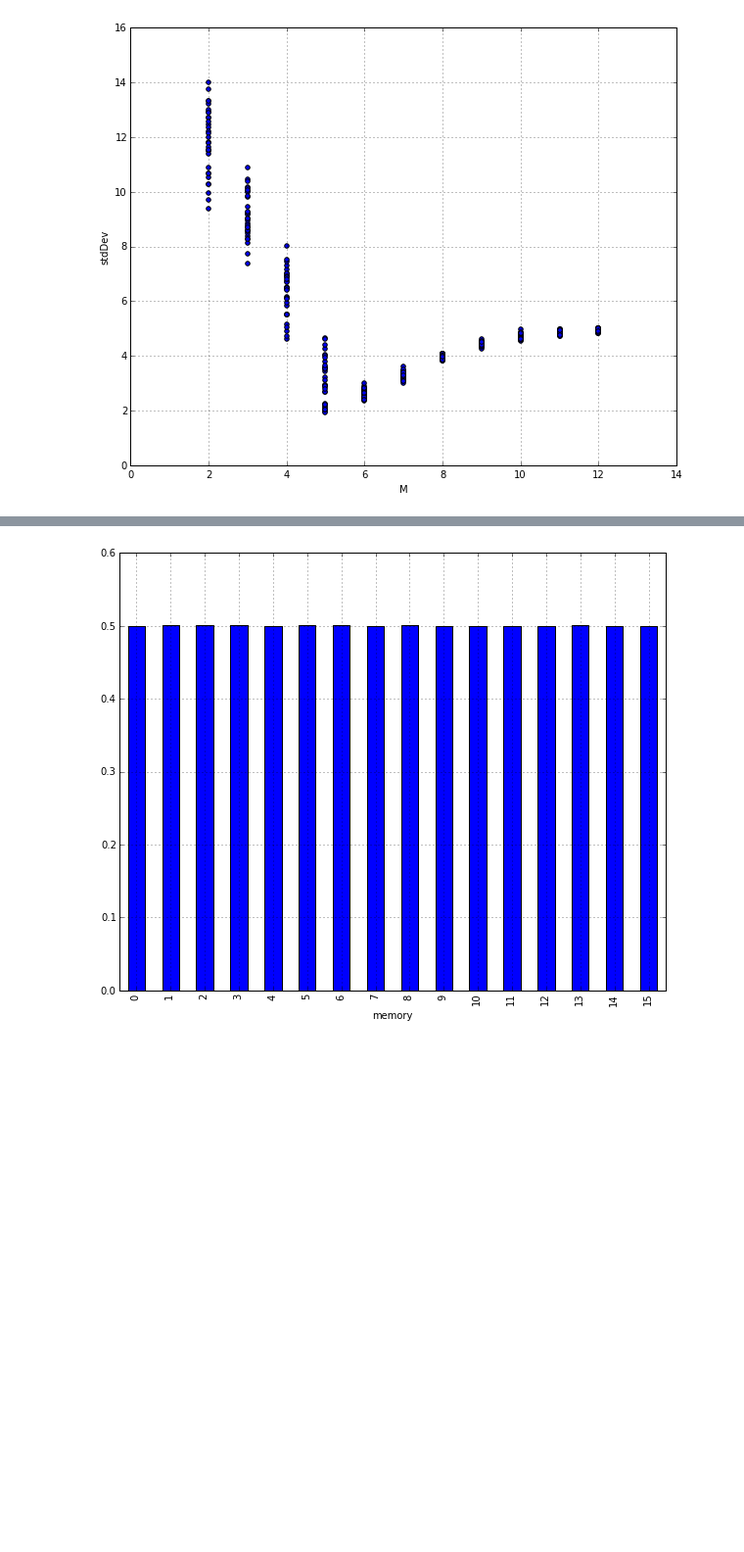
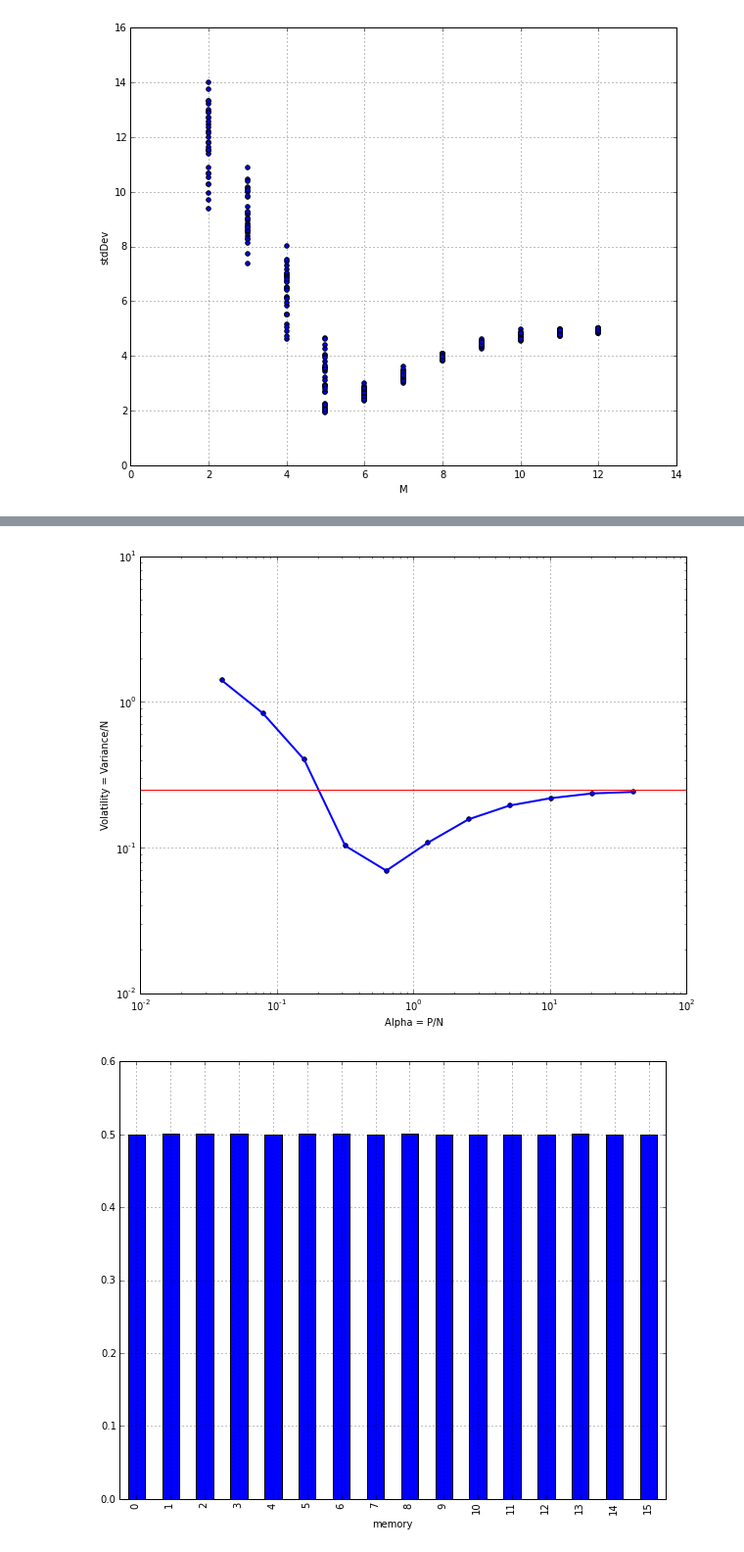
Before and after one commit to sandromehic/mingam, a Jupyter notebook: analysis/analisys.ipynb, the cells around one changed output, grey strips where cells are left out. Shown at 98% size. Cells and saved outputs as stored; diff of their text form; code cells hidden in the pictures; blank space fills up the shorter version.

```diff
--- a/analysis/analisys.ipynb
+++ b/analysis/analisys.ipynb
@@ -303,3 +360,32 @@ pylab.savefig('alpha_to_norm_vat.pdf', bbox_inches='tight')
+# %%
+def plotAlphaToNormVar2(gamedata):
+    alphaToNormVar = {}
+    for x in range(len(gamedata)):
+        if gamedata.alpha[x] in alphaToNormVar:
+            alphaToNormVar[gamedata.alpha[x]].append(gamedata.normVar[x])
+        else:
+            alphaToNormVar[gamedata.alpha[x]] = [gamedata.normVar[x]]
+
+    for x in alphaToNormVar.keys():
+        alphaToNormVar[x] = sum(alphaToNormVar[x]) / len(alphaToNormVar[x])
+
+    alphaToNormVar = pd.DataFrame({ 'alpha' : alphaToNormVar.keys(), 'normVar' : alphaToNormVar.values() })
+    alphaToNormVar = alphaToNormVar.sort(['alpha'])
+    fig = plt.figure()
+    ax = plt.gca()
+    ax.scatter(alphaToNormVar['alpha'] ,alphaToNormVar['normVar'])
+    ax.plot(alphaToNormVar['alpha'] ,alphaToNormVar['normVar'], linewidth=2)
+    plt.axhline(y=0.25, xmin=0, xmax=1, hold=None, color = 'r')
+    ax.grid()
+    ax.set_yscale('log')
+    ax.set_xscale('log')
+    ax.set_xlabel('Alpha = P/N')
+    ax.set_ylabel('Volatility = Variance/N')
+
+plotAlphaToNormVar2(gameData)
+pylab.savefig('alpha_to_norm_var2.png', bbox_inches='tight')
+# %% [output]
+[figure, added]
 # %%
 plotHistoryToProb(historyData, 4,['M_4', 'N_101', 'run_8'])
 pylab.savefig('information_probability_m4_a4.pdf', bbox_inches='tight')
```
Also changed, not shown: parts of 9 cells of this notebook, 17 other files.
